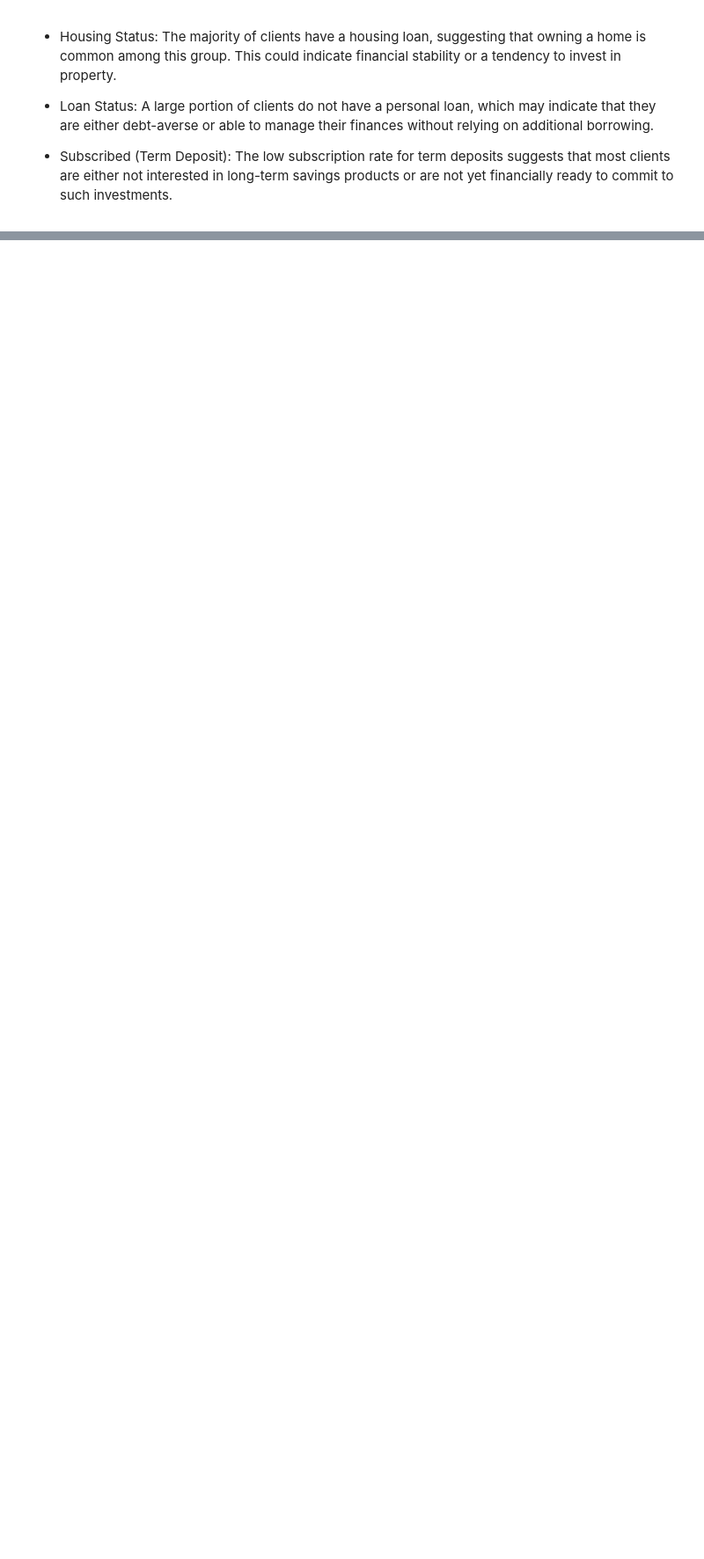
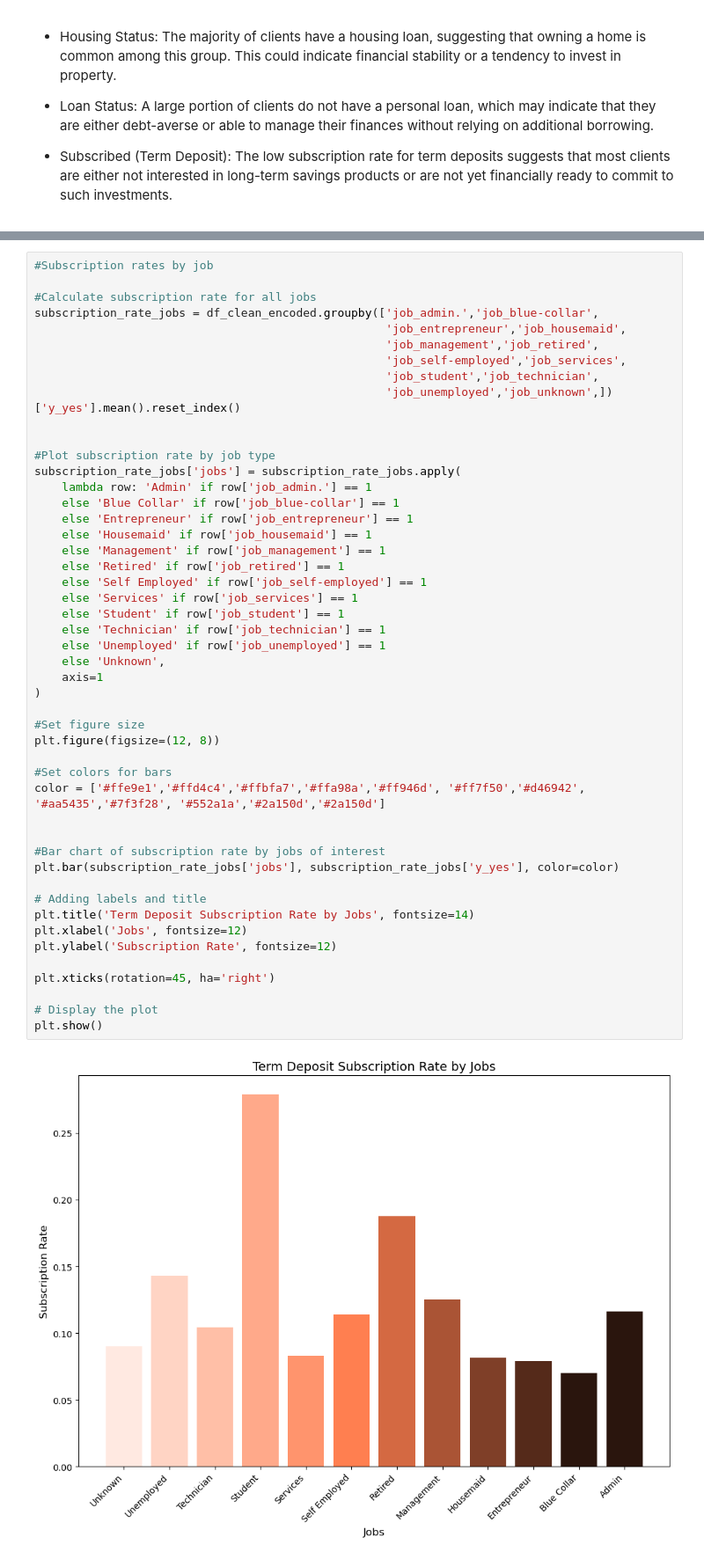
Before and after one commit to yarobinson/Bank-Marketing-Project-Team-15, a Jupyter notebook: experiments/Data-Preprocessing.ipynb, the cells around one changed output, grey strips where cells are left out. Shown at 88% size. Drawn from its saved outputs; the diff is of its cells as text; blank space fills up the shorter version.

```diff
--- a/experiments/Data-Preprocessing.ipynb
+++ b/experiments/Data-Preprocessing.ipynb
@@ -407,0 +469,50 @@ Passing `palette` without assigning `hue` is deprecated and will be removed in v
+# %%
+#Subscription rates by job
+
+#Calculate subscription rate for all jobs
+subscription_rate_jobs = df_clean_encoded.groupby(['job_admin.','job_blue-collar',
+                                                   'job_entrepreneur','job_housemaid',
+                                                   'job_management','job_retired',
+                                                   'job_self-employed','job_services',
+                                                   'job_student','job_technician',
+                                                   'job_unemployed','job_unknown',])['y_yes'].mean().reset_index()
+
+
+#Plot subscription rate by job type
+subscription_rate_jobs['jobs'] = subscription_rate_jobs.apply(
+    lambda row: 'Admin' if row['job_admin.'] == 1
+    else 'Blue Collar' if row['job_blue-collar'] == 1
+    else 'Entrepreneur' if row['job_entrepreneur'] == 1
+    else 'Housemaid' if row['job_housemaid'] == 1
+    else 'Management' if row['job_management'] == 1
+    else 'Retired' if row['job_retired'] == 1
+    else 'Self Employed' if row['job_self-employed'] == 1
+    else 'Services' if row['job_services'] == 1
+    else 'Student' if row['job_student'] == 1
+    else 'Technician' if row['job_technician'] == 1
+    else 'Unemployed' if row['job_unemployed'] == 1
+    else 'Unknown',
+    axis=1
+)
+
+#Set figure size
+plt.figure(figsize=(12, 8))
+
+#Set colors for bars
+color = ['#ffe9e1','#ffd4c4','#ffbfa7','#ffa98a','#ff946d', '#ff7f50','#d46942', '#aa5435','#7f3f28', '#552a1a','#2a150d','#2a150d']
+
+
+#Bar chart of subscription rate by jobs of interest
+plt.bar(subscription_rate_jobs['jobs'], subscription_rate_jobs['y_yes'], color=color)
+
+# Adding labels and title
+plt.title('Term Deposit Subscription Rate by Jobs', fontsize=14)
+plt.xlabel('Jobs', fontsize=12)
+plt.ylabel('Subscription Rate', fontsize=12)
+
+plt.xticks(rotation=45, ha='right')
+
+# Display the plot
+plt.show()
+# %% [output]
+[figure, added]
```
Also changed, not shown: parts of 15 cells of this notebook.
